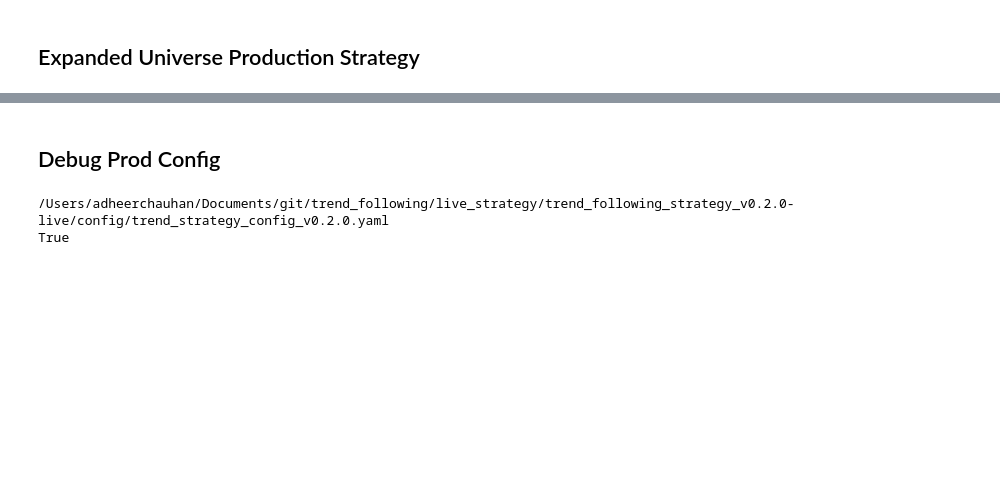
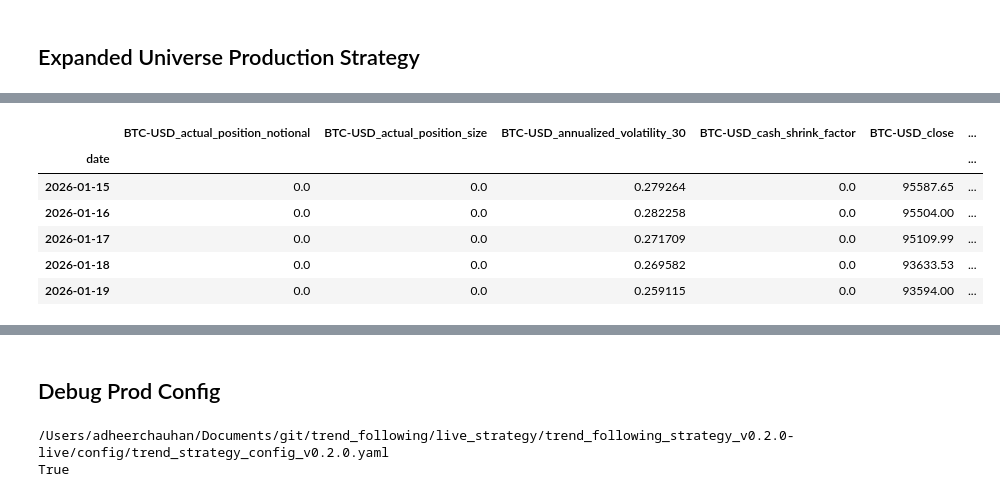
Before and after one commit to adheerchauhan/trend_following, a Jupyter notebook: research/notebooks/Trend_Following_Expanded_Universe_Live_Performance.ipynb, the cells around one changed output, grey strips where cells are left out. Cells and saved outputs as stored; diff of their text form; code cells hidden in the pictures; blank space fills up the shorter version.

Commit message:
Changes to Trend Following Position Sizing Notebook

```diff
--- a/research/notebooks/Trend_Following_Expanded_Universe_Live_Performance.ipynb
+++ b/research/notebooks/Trend_Following_Expanded_Universe_Live_Performance.ipynb
@@ -1162,0 +1768,7 @@ df_expanded_universe[xtz_cols].tail()
+# %%
+## Reading Previous Days Parquet Files
+# file_date = end_date.strftime(format='%Y-%m-%d')
+ICLOUD_LOGS_DIR = Path.home() / "Library" / "Mobile Documents" / "com~apple~CloudDocs" / "Documents" / "live_strategy_logs" / "trend_following_v0_2_0-live"
+DF_SNAPSHOTS_DIR = ICLOUD_LOGS_DIR / "df_snapshots" / f"2026-01-19"
+signal_df_path = DF_SNAPSHOTS_DIR / "2026-01-19T000010Z-07e8d058_final.parquet"
+df_signal_prior_day_20160119 = pd.read_parquet(signal_df_path)
@@ -1162,0 +1788,10 @@ df_expanded_universe[xtz_cols].tail()
+# %%
+df_signal_prior_day_20160119.tail()
+# %% [output]
+|  | BTC-USD_actual_position_notional | BTC-USD_actual_position_size | BTC-USD_annualized_volatility_30 | BTC-USD_cash_shrink_factor | BTC-USD_close | ... |
+| date |  |  |  |  |  | ... |
+| 2026-01-15 | 0.0 | 0.0 | 0.279264 | 0.0 | 95587.65 | ... |
+| 2026-01-16 | 0.0 | 0.0 | 0.282258 | 0.0 | 95504.00 | ... |
+| 2026-01-17 | 0.0 | 0.0 | 0.271709 | 0.0 | 95109.99 | ... |
+| 2026-01-18 | 0.0 | 0.0 | 0.269582 | 0.0 | 93633.53 | ... |
+| 2026-01-19 | 0.0 | 0.0 | 0.259115 | 0.0 | 93594.00 | ... |
```
Also changed, not shown: parts of 109 cells of this notebook, 2 other files.
